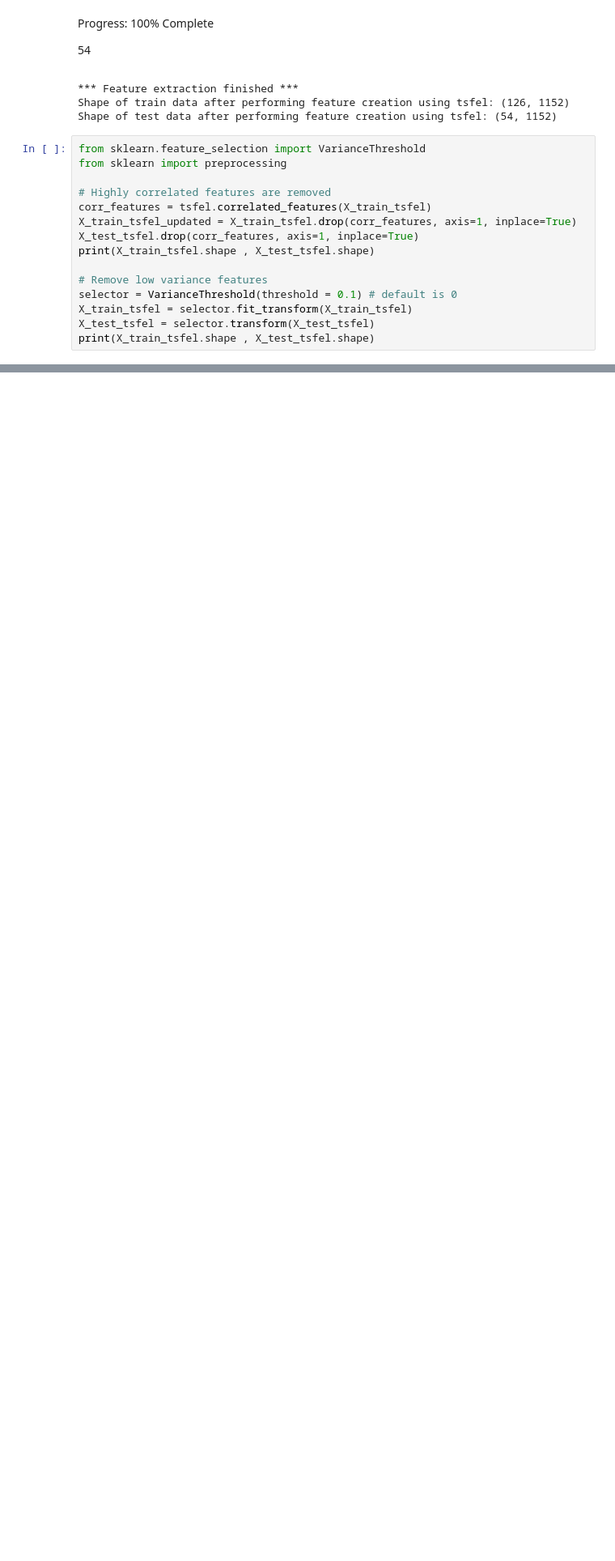
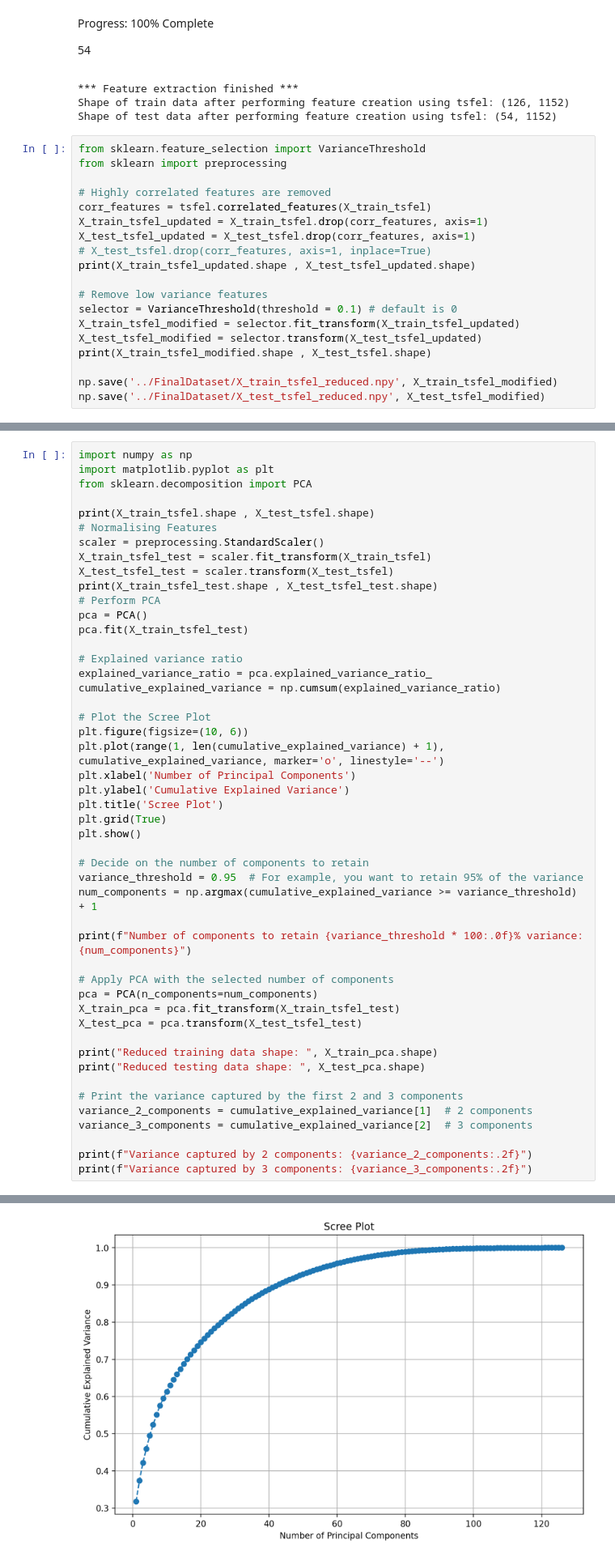
Before and after one commit to ShardulJunagade/ES-335-Assignment-1-2024-Fall, a Jupyter notebook: EDA/Q3.ipynb, the cells around one changed output, grey strips where cells are left out. Shown: that part at 81% size. Drawn from its saved outputs; the diff is of its cells as text; blank space fills up the shorter version.

```diff
--- a/EDA/Q3.ipynb
+++ b/EDA/Q3.ipynb
@@ -133,14 +117,18 @@ from sklearn import preprocessing
 
 # Highly correlated features are removed
 corr_features = tsfel.correlated_features(X_train_tsfel)
-X_train_tsfel_updated = X_train_tsfel.drop(corr_features, axis=1, inplace=True)
-X_test_tsfel.drop(corr_features, axis=1, inplace=True)
-print(X_train_tsfel.shape , X_test_tsfel.shape)
+X_train_tsfel_updated = X_train_tsfel.drop(corr_features, axis=1)
+X_test_tsfel_updated = X_test_tsfel.drop(corr_features, axis=1)
+# X_test_tsfel.drop(corr_features, axis=1, inplace=True)
+print(X_train_tsfel_updated.shape , X_test_tsfel_updated.shape)
 
 # Remove low variance features
 selector = VarianceThreshold(threshold = 0.1) # default is 0
-X_train_tsfel = selector.fit_transform(X_train_tsfel)
-X_test_tsfel = selector.transform(X_test_tsfel)
-print(X_train_tsfel.shape , X_test_tsfel.shape)
+X_train_tsfel_modified = selector.fit_transform(X_train_tsfel_updated)
+X_test_tsfel_modified = selector.transform(X_test_tsfel_updated)
+print(X_train_tsfel_modified.shape , X_test_tsfel.shape)
+
+np.save('../FinalDataset/X_train_tsfel_reduced.npy', X_train_tsfel_modified)
+np.save('../FinalDataset/X_test_tsfel_reduced.npy', X_test_tsfel_modified)
 # %% [output]
 (126, 844) (54, 844)
@@ -196,0 +276,49 @@ plt.show()
+# %%
+import numpy as np
+import matplotlib.pyplot as plt
+from sklearn.decomposition import PCA
+
+print(X_train_tsfel.shape , X_test_tsfel.shape)
+# Normalising Features
+scaler = preprocessing.StandardScaler()
+X_train_tsfel_test = scaler.fit_transform(X_train_tsfel)
+X_test_tsfel_test = scaler.transform(X_test_tsfel)
+print(X_train_tsfel_test.shape , X_test_tsfel_test.shape)
+# Perform PCA
+pca = PCA()
+pca.fit(X_train_tsfel_test)
+
+# Explained variance ratio
+explained_variance_ratio = pca.explained_variance_ratio_
+cumulative_explained_variance = np.cumsum(explained_variance_ratio)
+
+# Plot the Scree Plot
+plt.figure(figsize=(10, 6))
+plt.plot(range(1, len(cumulative_explained_variance) + 1), cumulative_explained_variance, marker='o', linestyle='--')
+plt.xlabel('Number of Principal Components')
+plt.ylabel('Cumulative Explained Variance')
+plt.title('Scree Plot')
+plt.grid(True)
+plt.show()
+
+# Decide on the number of components to retain
+variance_threshold = 0.95  # For example, you want to retain 95% of the variance
+num_components = np.argmax(cumulative_explained_variance >= variance_threshold) + 1
+
+print(f"Number of components to retain {variance_threshold * 100:.0f}% variance: {num_components}")
+
+# Apply PCA with the selected number of components
+pca = PCA(n_components=num_components)
+X_train_pca = pca.fit_transform(X_train_tsfel_test)
+X_test_pca = pca.transform(X_test_tsfel_test)
+
+print("Reduced training data shape: ", X_train_pca.shape)
+print("Reduced testing data shape: ", X_test_pca.shape)
+
+# Print the variance captured by the first 2 and 3 components
+variance_2_components = cumulative_explained_variance[1]  # 2 components
+variance_3_components = cumulative_explained_variance[2]  # 3 components
+
+print(f"Variance captured by 2 components: {variance_2_components:.2f}")
+print(f"Variance captured by 3 components: {variance_3_components:.2f}")
+# %% [output]
@@ -196,0 +327 @@ plt.show()
+[figure, added]
```
Also changed, not shown: parts of 13 cells of this notebook, 6 other files.
